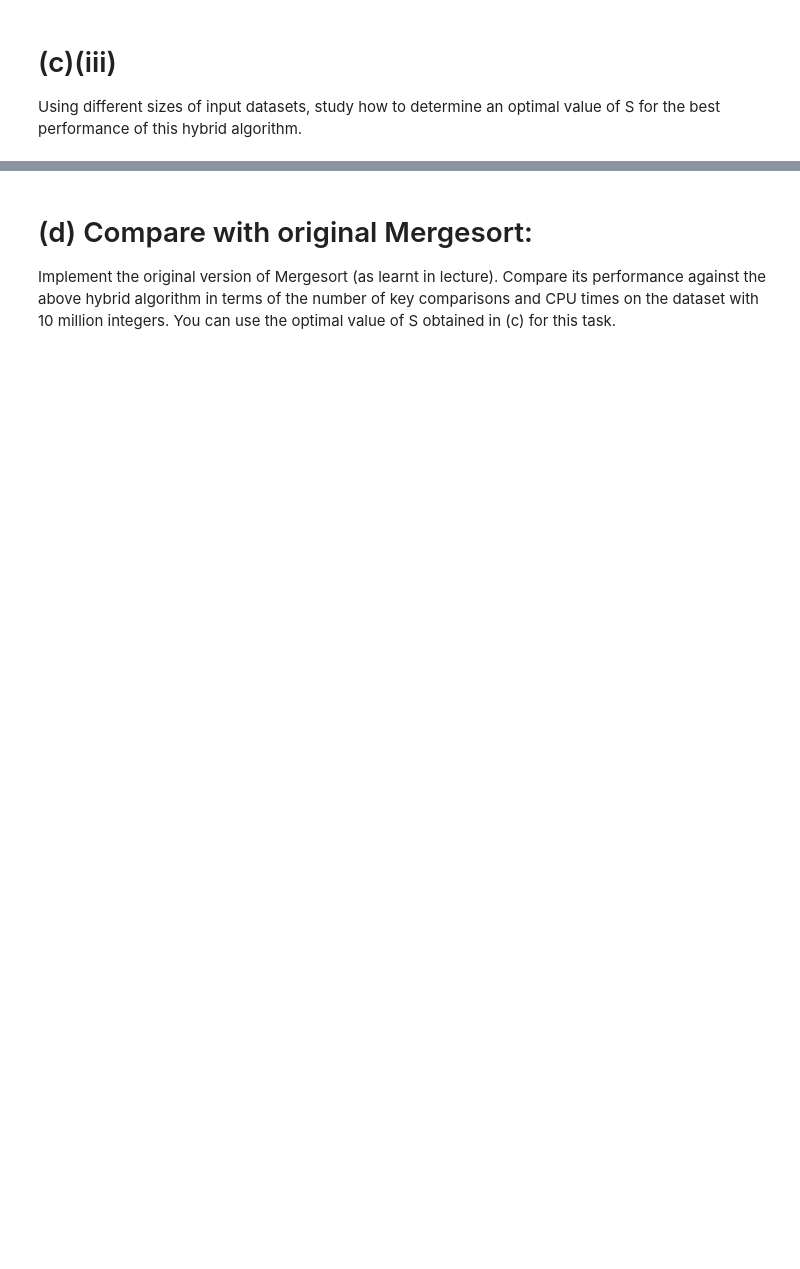
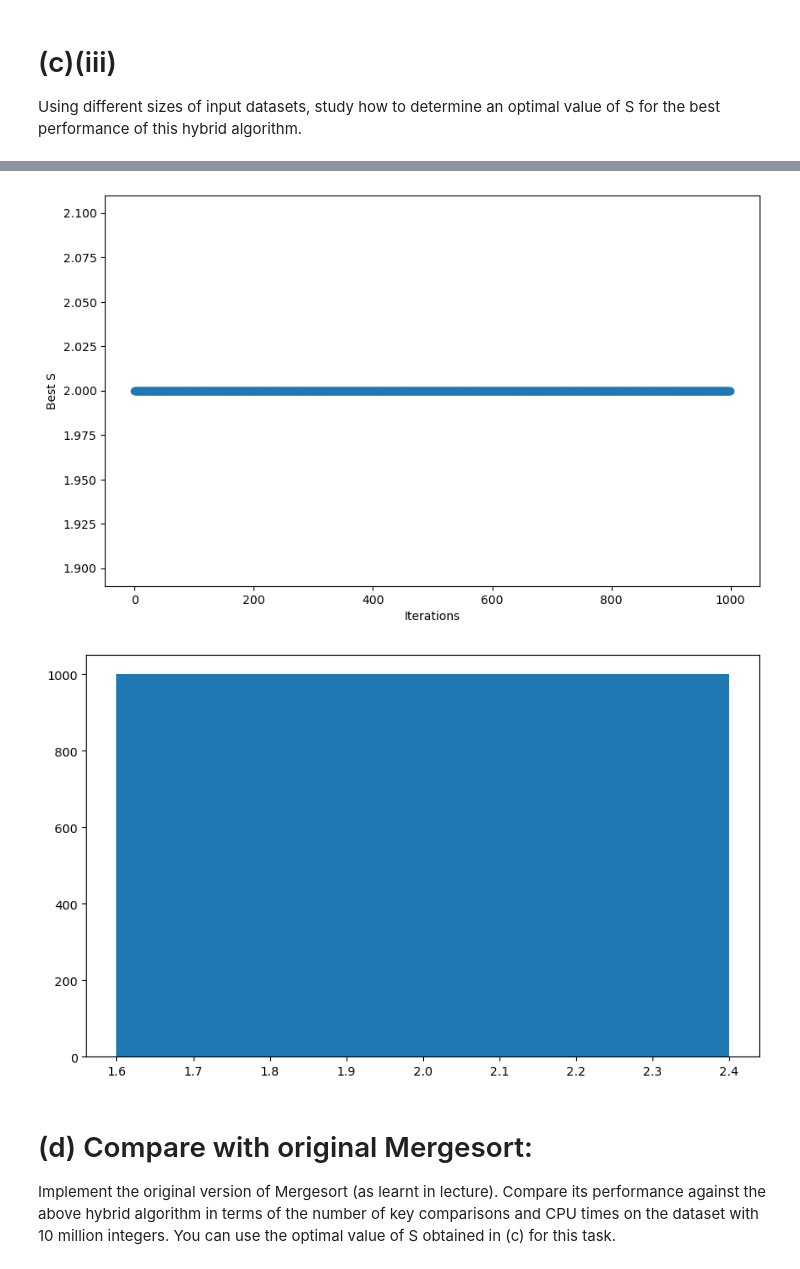
Before and after one commit to TiangSoonYong/SC2001-Team-7, a Jupyter notebook: Example 1/Example 1.ipynb, the cells around one changed output, grey strips where cells are left out. Saved outputs shown, nothing was run; the diff lists cells and outputs as text; code cells hidden in the pictures; blank space fills up the shorter version.

```diff
--- a/Example 1/Example 1.ipynb
+++ b/Example 1/Example 1.ipynb
@@ -310,3 +311,47 @@ plt.show()
+# %%
+n =  2**10
+SArr = np.arange(0, 10, 1)
+bestS = {}
+k = 0
+
+for x in range(1000):
+    ptr = generate_arr(nArr.max(), nArr.max())
+    keyComparisonsArr = {}
+    i = 0
+    for S in SArr:
+        tempPtr = ptr.copy()
+        keyComparison = 0
+        hybrid_sort(tempPtr, S, 0, n-1)
+        keyComparisonsArr[i] = keyComparison
+        i += 1
+        del tempPtr
+    for key, value in keyComparisonsArr.items():
+        if value == min(keyComparisonsArr.values()):
+            bestS[k] = SArr[key]
+    k += 1
+    del ptr
+
+plt.figure(figsize=(10,6))
+plt.scatter(np.arange(0, len(bestS), 1),bestS.values())
+plt.xlabel("Iterations")
+plt.ylabel("Best S")
+plt.show()
+
+duplicate = {}
+for value in bestS.values():
+    if value in duplicate.keys():
+        duplicate[value] += 1
+    else:
+        duplicate[value] = 1
+
+plt.figure(figsize=(10,6))
+plt.bar(duplicate.keys(), duplicate.values())
+plt.xlabel("Best S")
+plt.ylabel("Count")
+plt.show()
+# %% [output]
+[figure, added]
+[figure, added]
 # %% [markdown]
 # (d) Compare with original Mergesort:
 Implement the original version of Mergesort (as learnt in lecture). Compare its performance against the above hybrid algorithm in terms of the number of key comparisons and CPU times on the dataset with 10 million integers. You can use the optimal value of S obtained in (c) for this task.
```
Also changed, not shown: parts of 8 cells of this notebook.
